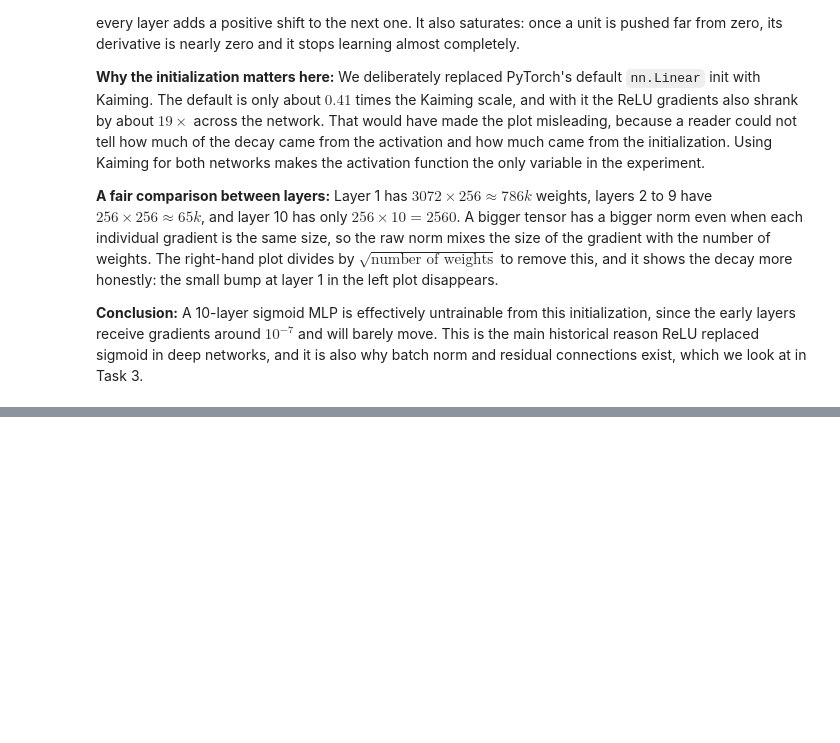
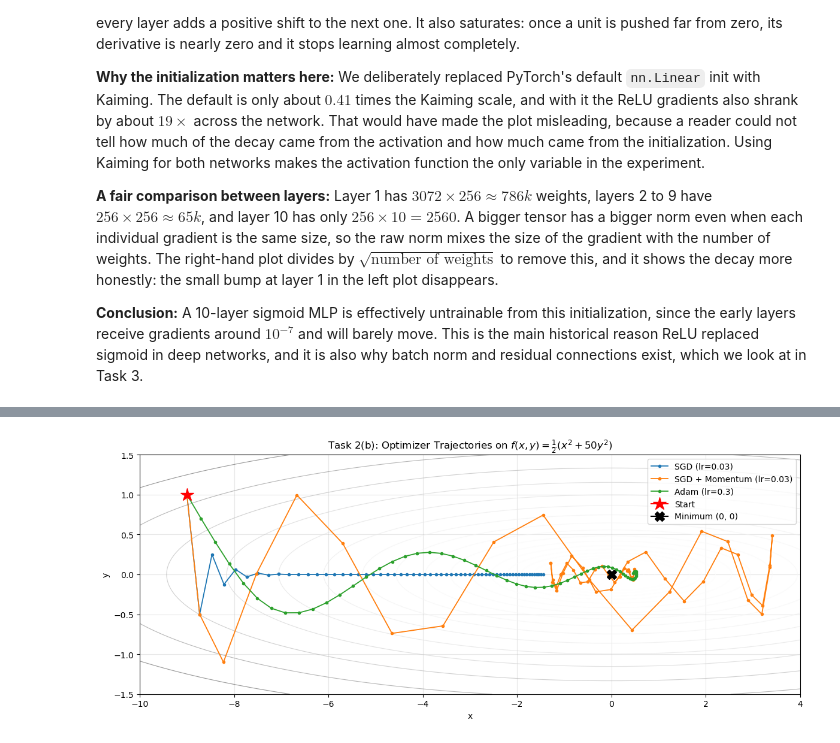
Before and after one commit to minuraashen/EN4554-Deep-Learning-for-Vision, a Jupyter notebook: Assignment_02/cnn.ipynb, the cells around one changed output, grey strips where cells are left out. Drawn from its saved outputs; the diff is of its cells as text; code cells hidden in the pictures; blank space fills up the shorter version.

Commit message:
Implement SGD, SGD with momentum and Adam with bias correction

```diff
--- a/Assignment_02/cnn.ipynb
+++ b/Assignment_02/cnn.ipynb
@@ -566,0 +783,79 @@ and its largest possible value is $0.25$, at $z = 0$. Everywhere else it is smal
+# %%
+import numpy as np
+import matplotlib.pyplot as plt
+
+# 1. The test function f(x, y) = 0.5 * (x^2 + 50 * y^2)
+# The gradient is (x, 50y), so the surface is 50 times steeper in y than in x.
+# This is a "ravine": a long narrow valley running along the x axis.
+def f(x, y):
+    return 0.5 * (x**2 + 50 * y**2)
+
+start_point = (-9.0, 1.0)
+steps = 60
+
+def get_trajectory(optimizer_builder):
+    """Run one optimizer on f and record where it goes at every step."""
+    point = torch.tensor(start_point, requires_grad=True)
+    optimizer = optimizer_builder([point])
+
+    path = [point.detach().clone().numpy()]
+    for _ in range(steps):
+        optimizer.zero_grad()
+        loss = f(point[0], point[1])
+        loss.backward()
+        optimizer.step()
+        path.append(point.detach().clone().numpy())
+
+    return np.array(path)
+
+# 2. Each optimizer gets the learning rate that suits it.
+# SGD and SGD + Momentum share a rate so that momentum is the only difference between them.
+# Adam needs a much larger rate, because its step size is roughly the learning rate itself
+# and does not grow with the size of the gradient.
+trajectories = {
+    'SGD (lr=0.03)':            get_trajectory(lambda p: MySGD(p, lr=0.03)),
+    'SGD + Momentum (lr=0.03)': get_trajectory(lambda p: MySGD(p, lr=0.03, momentum=0.9)),
+    'Adam (lr=0.3)':            get_trajectory(lambda p: MyAdam(p, lr=0.3)),
+}
+
+# 3. Draw the contours of f and the three trajectories on top of them
+x_grid = np.linspace(-10, 4, 400)
+y_grid = np.linspace(-1.5, 1.5, 400)
+X, Y = np.meshgrid(x_grid, y_grid)
+Z = f(X, Y)
+
+plt.figure(figsize=(12, 5))
+
+# Log spaced levels, otherwise the contours bunch up near the minimum
+levels = np.logspace(-1, np.log10(Z.max()), 25)
+contours = plt.contour(X, Y, Z, levels=levels, cmap='Greys', alpha=0.6, linewidths=0.8)
+
+colors = {'SGD (lr=0.03)': 'tab:blue', 'SGD + Momentum (lr=0.03)': 'tab:orange', 'Adam (lr=0.3)': 'tab:green'}
+for name, path in trajectories.items():
+    plt.plot(path[:, 0], path[:, 1], marker='o', markersize=3, linewidth=1.3,
+             color=colors[name], label=name)
+
+plt.plot(start_point[0], start_point[1], marker='*', markersize=16, color='red', label='Start')
+plt.plot(0, 0, marker='X', markersize=12, color='black', label='Minimum (0, 0)')
+
+plt.xlabel('x')
+plt.ylabel('y')
+plt.title(r'Task 2(b): Optimizer Trajectories on $f(x,y) = \frac{1}{2}(x^2 + 50y^2)$')
+plt.legend(loc='upper right')
+plt.grid(True, alpha=0.3)
+plt.tight_layout()
+plt.show()
+
+# 4. Report how close each optimizer got, and how much it zig-zagged in y
+print(f"{'Optimizer':<28}{'Final (x, y)':>24}{'f(x,y)':>12}{'Sign flips in y':>18}")
+for name, path in trajectories.items():
+    final_x, final_y = path[-1]
+    final_f = f(final_x, final_y)
+
+    # Count how many times y changes sign, which is how often the path crosses the valley
+    y_signs = np.sign(path[:, 1])
+    sign_flips = int(np.sum(y_signs[1:] != y_signs[:-1]))
+
+    print(f"{name:<28}{f'({final_x:7.4f}, {final_y:8.5f})':>24}{final_f:>12.4e}{sign_flips:>18}")
+# %% [output]
+[figure, added]
```
Also changed, not shown: parts of 8 cells of this notebook.
